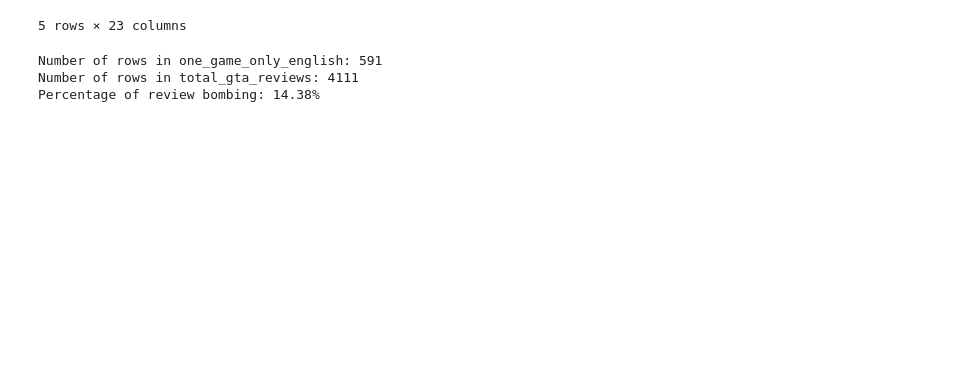
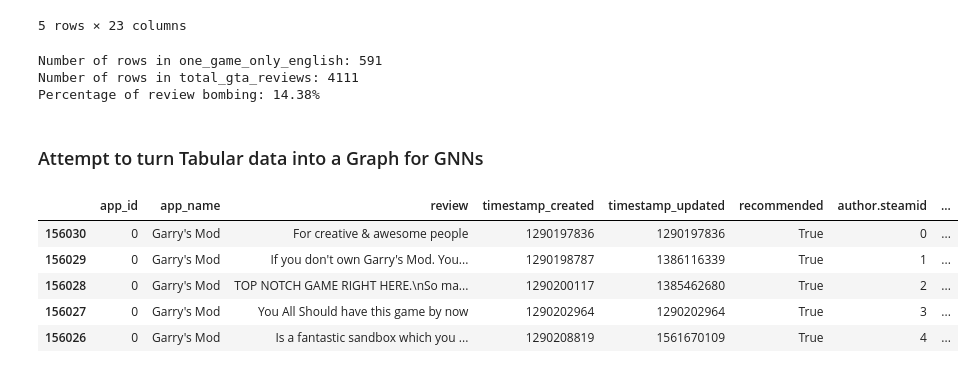
Before and after one commit to Litr0/Steam_data_converter_ML, a Jupyter notebook: transform_steam_data.ipynb, the cells around one changed output. Saved outputs shown, nothing was run; the diff lists cells and outputs as text; code cells hidden in the pictures; blank space fills up the shorter version.

```diff
--- a/transform_steam_data.ipynb
+++ b/transform_steam_data.ipynb
@@ -87,3 +89,24 @@ print(f"Percentage of review bombing: {rows_one_game_only_english / rows_total_g
 Number of rows in one_game_only_english: 591
 Number of rows in total_gta_reviews: 4111
 Percentage of review bombing: 14.38%
+# %% [markdown]
+### Attempt to turn Tabular data into a Graph for GNNs
+# %%
+steam_reviews_english = steam_reviews[(steam_reviews["language"] == "english")]
+steam_reviews_english = steam_reviews_english[['app_id', 'app_name', 'review', 'timestamp_created', 'timestamp_updated', 'recommended', 'author.steamid', 'weighted_vote_score']]
+steam_reviews_english = steam_reviews_english.sort_values(by=['timestamp_created', 'timestamp_updated'], ascending=[True, True])
+
+# Replace the author.steamid with smaller numbers starting from 0
+steam_reviews_english['author.steamid'] = pd.factorize(steam_reviews_english['author.steamid'])[0]
+
+# Replace the app_id with smaller numbers starting from 0
+steam_reviews_english['app_id'] = pd.factorize(steam_reviews_english['app_id'])[0]
+
+steam_reviews_english.head()
+# %% [output]
+|  | app_id | app_name | review | timestamp_created | timestamp_updated | recommended | author.steamid | ... |
+| 156030 | 0 | Garry's Mod | For creative & awesome people | 1290197836 | 1290197836 | True | 0 | ... |
+| 156029 | 0 | Garry's Mod | If you don't own Garry's Mod. You... | 1290198787 | 1386116339 | True | 1 | ... |
+| 156028 | 0 | Garry's Mod | TOP NOTCH GAME RIGHT HERE.\nSo ma... | 1290200117 | 1385462680 | True | 2 | ... |
+| 156027 | 0 | Garry's Mod | You All Should have this game by now | 1290202964 | 1290202964 | True | 3 | ... |
+| 156026 | 0 | Garry's Mod | Is a fantastic sandbox which you ... | 1290208819 | 1561670109 | True | 4 | ... |
```
Also changed, not shown: parts of 8 cells of this notebook.
